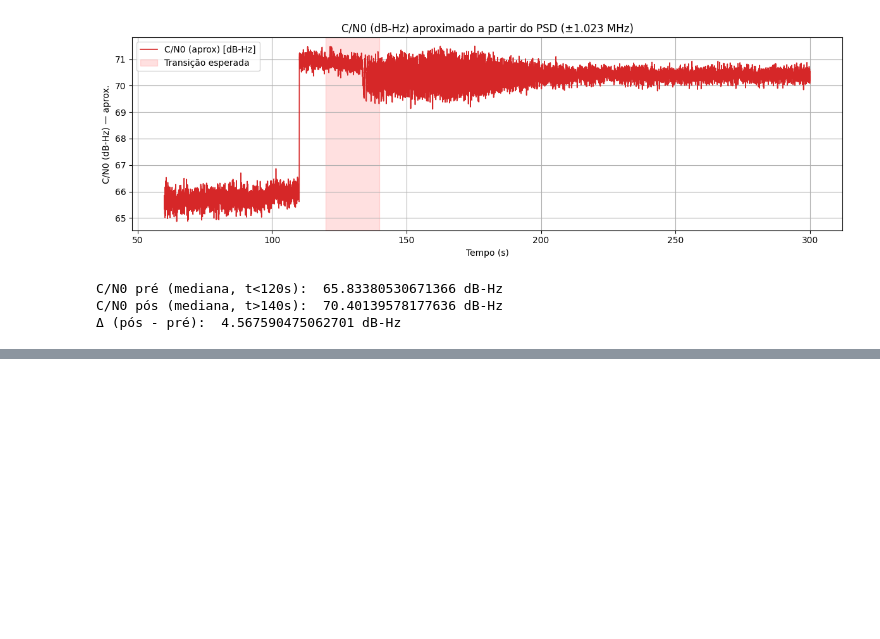
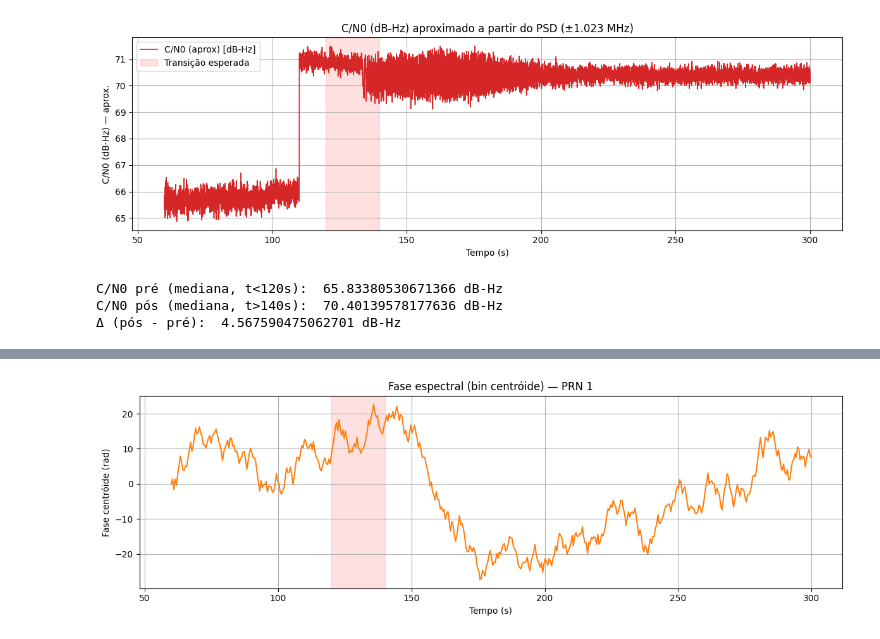
Before and after one commit to ceciliaestelita/GPS-Spoofing-Detection, a Jupyter notebook: Spoofing_Signal.ipynb, the cells around one changed output, grey strips where cells are left out. Cells and saved outputs as stored; diff of their text form; code cells hidden in the pictures; blank space fills up the shorter version.

```diff
--- a/Spoofing_Signal.ipynb
+++ b/Spoofing_Signal.ipynb
@@ -265,0 +243,87 @@ def lag1_autocorr_phase(x: np.ndarray) -> float:
+# %%
+# Fase espectral (bin centróide) — PRN 1
+# Esta célula substitui a anterior (FFT magnitude/fase) para mostrar apenas
+# a evolução temporal da fase do bin correspondente ao centróide espectral
+# após despreading do PRN 1.
+# Passos:
+# 1. Definimos PRN_SELECT = 1 e geramos o código (se função ca_code já existir).
+# 2. Subamostramos os tempos para reduzir custo (step).
+# 3. Para cada tempo: lemos janela, aplicamos despreading, calculamos FFT com Hann,
+#    estimamos o centróide em ±1 MHz e pegamos o bin mais próximo.
+# 4. Registramos fase (unwrap) e centralizamos removendo o valor inicial.
+# 5. Plotamos apenas fase vs tempo.
+
+# Garantir PRN 1 ativo
+try:
+    PRN_SELECT = 1
+    code = ca_code(PRN_SELECT)  # função definida em célula anterior
+    # Vetor de código expandido a amostras do sinal para despreading direto:
+    # Tentamos reutilizar despread_window já existente; se não existir, criamos simples.
+    if 'despread_window' not in globals():
+        def despread_window(x: np.ndarray) -> np.ndarray:
+            # Ajusta código para tamanho da janela (repetição)
+            N = len(x)
+            chips = code.astype(np.float32)
+            # Upsample simples por repetição para cobrir N (assumindo ~1.023 Mcps vs 25 Msps: fator ~24.4)
+            reps = int(np.ceil(N / len(chips)))
+            ca_up = np.tile(chips, reps)[:N]
+            return x * ca_up
+except Exception as e:
+    print('Falha ao preparar PRN 1:', e)
+
+step = 20  # menor step -> maior resolução (mais FFTs)
+T_sub = T[::step]
+N_sub = len(T_sub)
+
+phase = np.empty(N_sub, dtype=np.float64)
+fc_series = np.empty(N_sub, dtype=np.float64)
+
+w_local = np.hanning(win_N).astype(np.float32)
+freqs_full = fftshift(fftfreq(win_N, d=1/fs))
+mask_centroid = np.abs(freqs_full) <= 1_000_000.0
+
+for i, t in enumerate(T_sub):
+    x = read_window_at_time(float(t), win_N)
+    x_d = despread_window(x)
+    X_d = fftshift(fft(x_d * w_local))
+    P = (np.abs(X_d)**2)[mask_centroid]
+    F = freqs_full[mask_centroid]
+    denom = np.sum(P) + 1e-30
+    fc = np.sum(F * P) / denom
+    fc_series[i] = fc
+    idx = np.argmin(np.abs(freqs_full - fc))
+    phase[i] = np.angle(X_d[idx])
+
+# Unwrap e centralização
+phase_u = np.unwrap(phase)
+phase_center = phase_u - phase_u[0]
+
+fig, ax = plt.subplots(1,1, figsize=(12,4))
+ax.plot(T_sub, phase_center, color='C1')
+ax.set_xlabel('Tempo (s)')
+ax.set_ylabel('Fase centróide (rad)')
+ax.set_title('Fase espectral (bin centróide) — PRN 1')
+ax.axvspan(120,140, color='r', alpha=0.12)
+ax.grid(True)
+plt.tight_layout(); plt.show()
+
+# Métrica simples de inclinação média pré vs pós (rad/s)
+pre_mask = T_sub < 120
+post_mask = T_sub > 140
+if np.any(pre_mask) and np.any(post_mask):
+    # Converter fase em função do tempo para slope aproximado
+    def slope(tvec, ph):
+        if tvec.size < 2: return np.nan
+        tm = np.mean(tvec); pm = np.mean(ph)
+        denom = np.sum((tvec - tm)**2) + 1e-30
+        b = np.sum((tvec - tm)*(ph - pm)) / denom
+        return b  # rad/s
+    slope_pre = slope(T_sub[pre_mask], phase_center[pre_mask])
+    slope_post = slope(T_sub[post_mask], phase_center[post_mask])
+    print('Slope pré (rad/s):', slope_pre)
+    print('Slope pós (rad/s):', slope_post)
+    print('Δ slope (rad/s):', slope_post - slope_pre)
+else:
+    print('Intervalos pré/pós insuficientes para slopes.')
+# %% [output]
+[figure, added]
```
Also changed, not shown: parts of 9 cells of this notebook, 2 other files.
